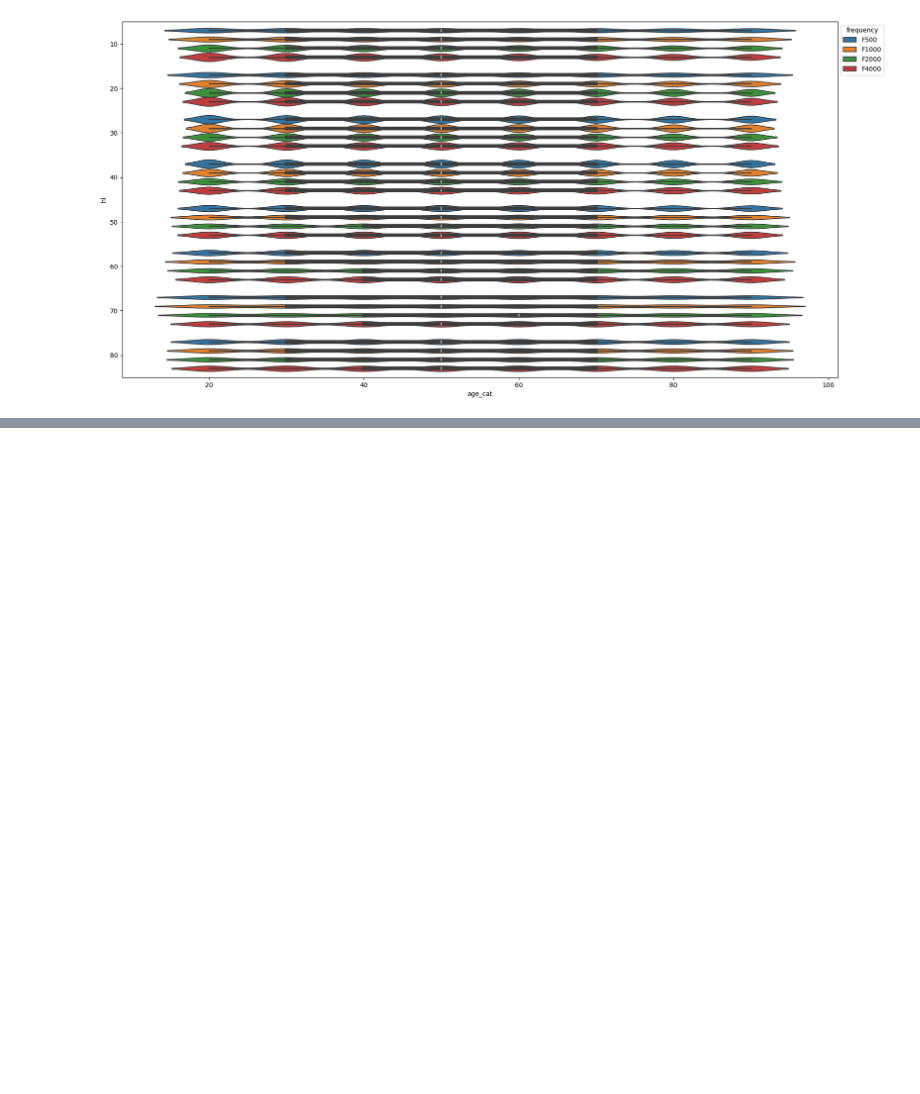
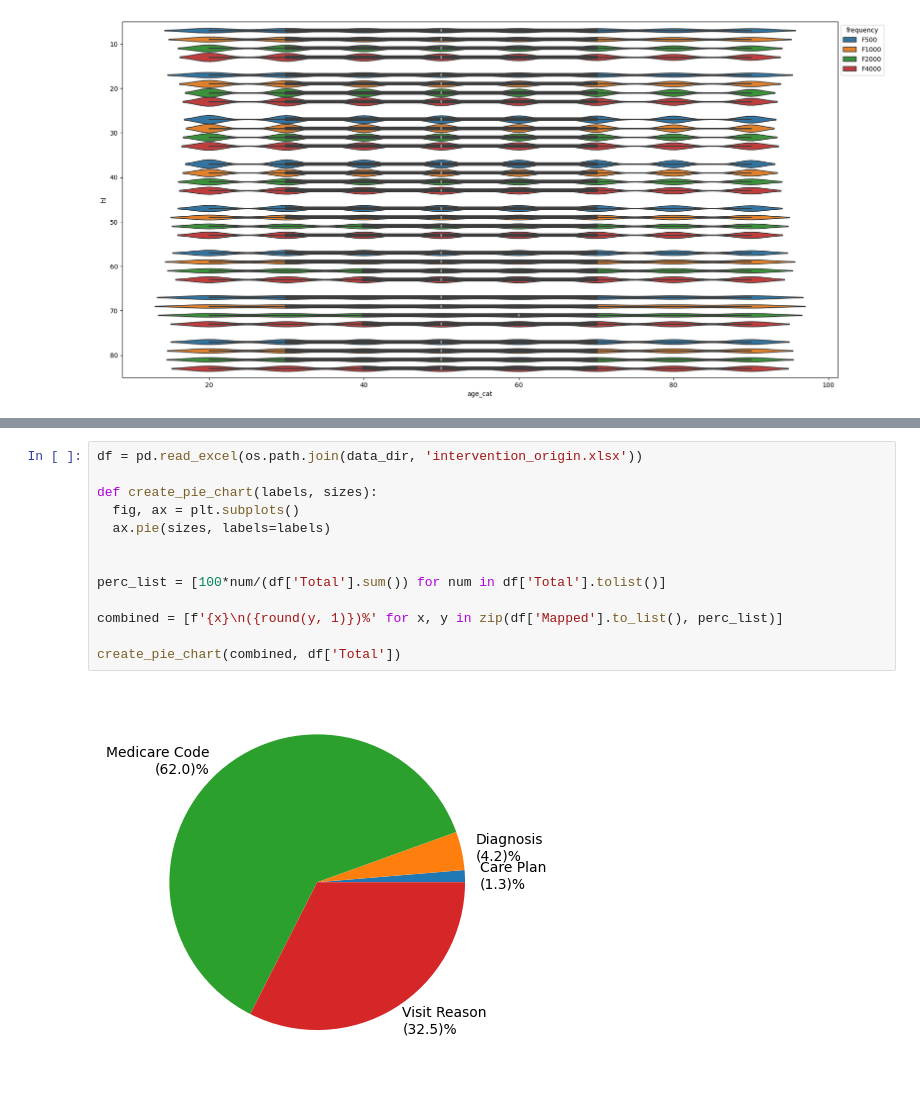
Before and after one commit to marianocabezas/hearing, a Jupyter notebook: warehouse.ipynb, the cells around one changed output, grey strips where cells are left out. Cells and saved outputs as stored; diff of their text form; blank space fills up the shorter version.

```diff
--- a/warehouse.ipynb
+++ b/warehouse.ipynb
@@ -438,0 +458,15 @@ sn.move_legend(ax, 'upper left', bbox_to_anchor=(1, 1))
+# %%
+df = pd.read_excel(os.path.join(data_dir, 'intervention_origin.xlsx'))
+
+def create_pie_chart(labels, sizes):
+  fig, ax = plt.subplots()
+  ax.pie(sizes, labels=labels)
+
+
+perc_list = [100*num/(df['Total'].sum()) for num in df['Total'].tolist()]
+
+combined = [f'{x}\n({round(y, 1)})%' for x, y in zip(df['Mapped'].to_list(), perc_list)]
+
+create_pie_chart(combined, df['Total'])
+# %% [output]
+[figure, added]
```
Also changed, not shown: parts of 4 cells of this notebook, 21 other files.
